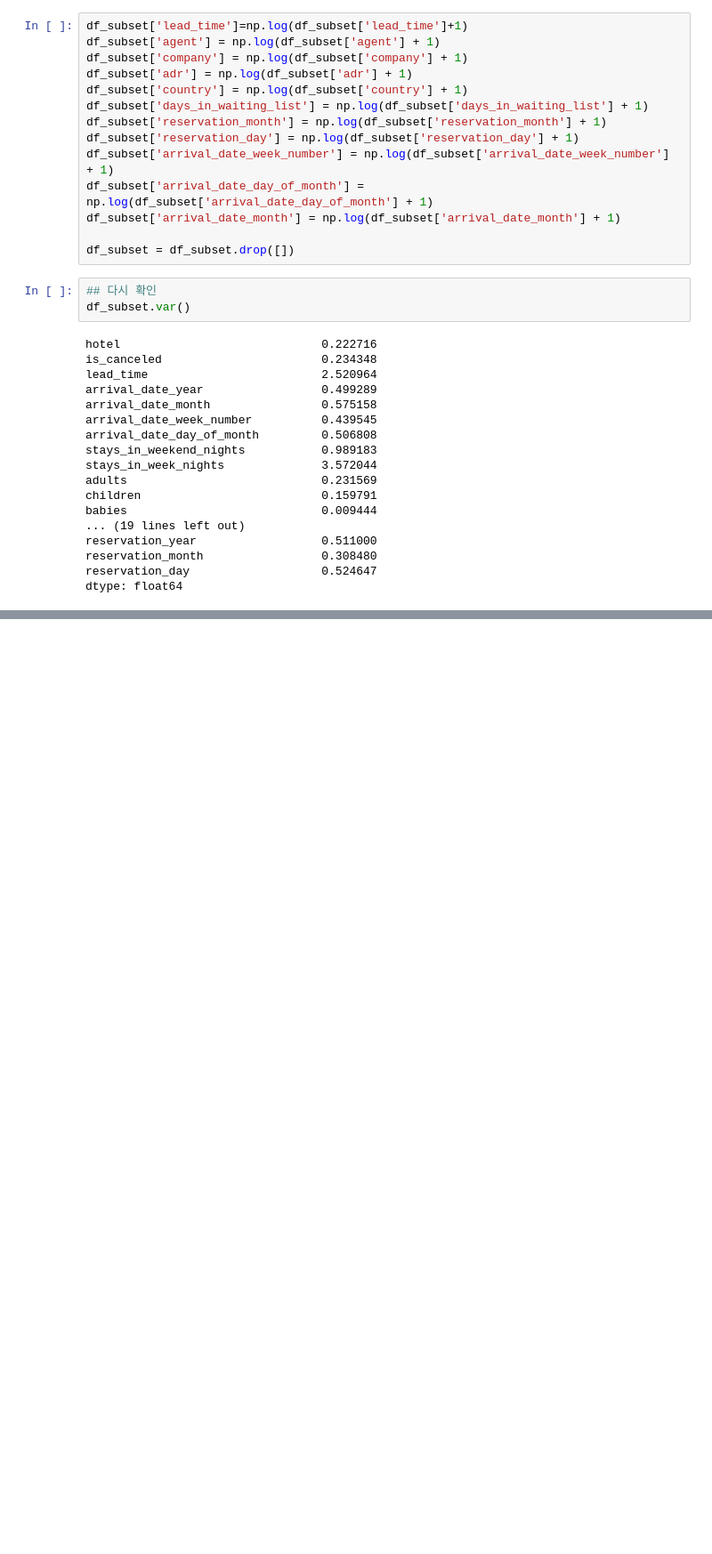
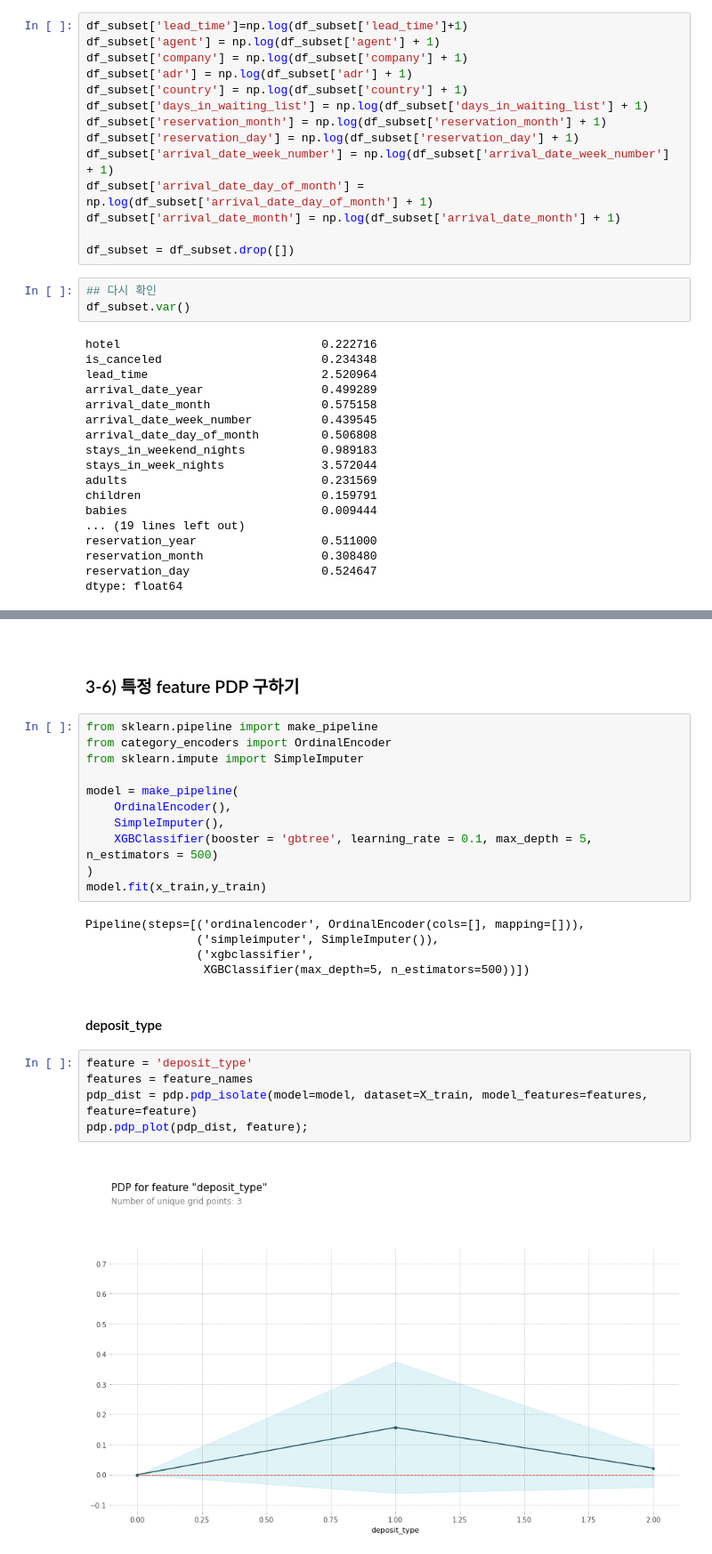
Before and after one commit to wonawonana/cauBigData_HotelBooking, a Jupyter notebook: HotelfirstModel.ipynb, the cells around one changed output, grey strips where cells are left out. Shown: that part at 89% size. Cells and saved outputs as stored; diff of their text form; blank space fills up the shorter version.

```diff
--- a/HotelfirstModel.ipynb
+++ b/HotelfirstModel.ipynb
@@ -422,0 +498,29 @@ models.sort_values(by = 'Score', ascending = False)
+# %% [markdown]
+<br/></br>
+
+### 3-6) 특정 feature PDP 구하기
+# %%
+from sklearn.pipeline import make_pipeline
+from category_encoders import OrdinalEncoder
+from sklearn.impute import SimpleImputer
+
+model = make_pipeline(
+    OrdinalEncoder(),
+    SimpleImputer(),
+    XGBClassifier(booster = 'gbtree', learning_rate = 0.1, max_depth = 5, n_estimators = 500)
+)
+model.fit(x_train,y_train)
+# %% [output]
+Pipeline(steps=[('ordinalencoder', OrdinalEncoder(cols=[], mapping=[])),
+                ('simpleimputer', SimpleImputer()),
+                ('xgbclassifier',
+                 XGBClassifier(max_depth=5, n_estimators=500))])
+# %% [markdown]
+#### deposit_type
+# %%
+feature = 'deposit_type'
+features = feature_names
+pdp_dist = pdp.pdp_isolate(model=model, dataset=X_train, model_features=features, feature=feature)
+pdp.pdp_plot(pdp_dist, feature);
+# %% [output]
+[figure, added]
```
Also changed, not shown: parts of 55 cells of this notebook.
